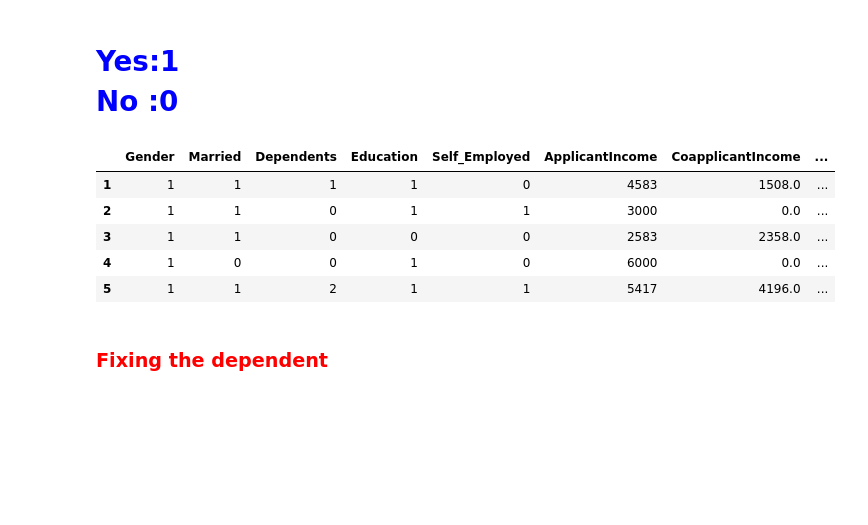
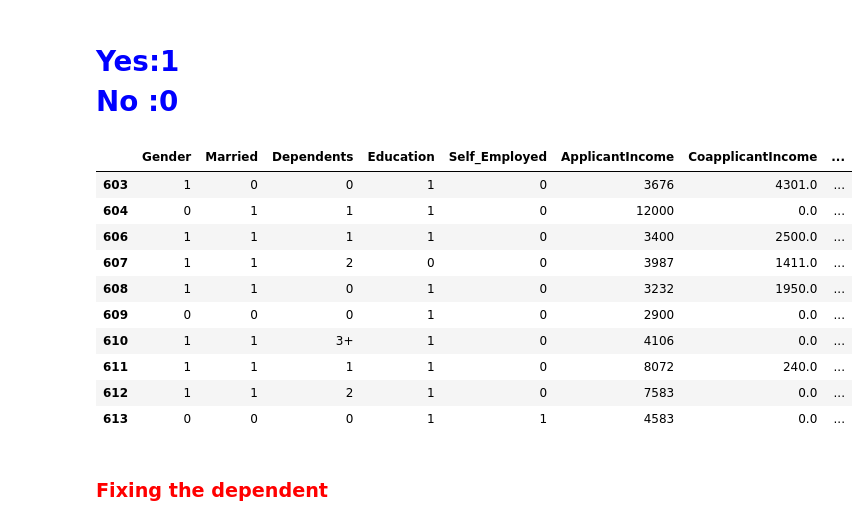
Before and after one commit to Bison619/ML_Practice_, a Jupyter notebook: Projects/Loan Status Prediction/Loan Status Prediction.ipynb, the cells around one changed output. Drawn from its saved outputs; the diff is of its cells as text; code cells hidden in the pictures; blank space fills up the shorter version.

```diff
--- a/Projects/Loan Status Prediction/Loan Status Prediction.ipynb
+++ b/Projects/Loan Status Prediction/Loan Status Prediction.ipynb
@@ -134,14 +135,19 @@ See the caveats in the documentation: https://pandas.pydata.org/pandas-docs/stab
 # %% [markdown]
 <h1 style = "color : Blue ;">Yes:1 <br> No :0</h1>
 # %%
-data1.head()
+data1.tail(10)
 # %% [output]
 |  | Gender | Married | Dependents | Education | Self_Employed | ApplicantIncome | CoapplicantIncome | ... |
-| 1 | 1 | 1 | 1 | 1 | 0 | 4583 | 1508.0 | ... |
-| 2 | 1 | 1 | 0 | 1 | 1 | 3000 | 0.0 | ... |
-| 3 | 1 | 1 | 0 | 0 | 0 | 2583 | 2358.0 | ... |
-| 4 | 1 | 0 | 0 | 1 | 0 | 6000 | 0.0 | ... |
-| 5 | 1 | 1 | 2 | 1 | 1 | 5417 | 4196.0 | ... |
+| 603 | 1 | 0 | 0 | 1 | 0 | 3676 | 4301.0 | ... |
+| 604 | 0 | 1 | 1 | 1 | 0 | 12000 | 0.0 | ... |
+| 606 | 1 | 1 | 1 | 1 | 0 | 3400 | 2500.0 | ... |
+| 607 | 1 | 1 | 2 | 0 | 0 | 3987 | 1411.0 | ... |
+| 608 | 1 | 1 | 0 | 1 | 0 | 3232 | 1950.0 | ... |
+| 609 | 0 | 0 | 0 | 1 | 0 | 2900 | 0.0 | ... |
+| 610 | 1 | 1 | 3+ | 1 | 0 | 4106 | 0.0 | ... |
+| 611 | 1 | 1 | 1 | 1 | 0 | 8072 | 240.0 | ... |
+| 612 | 1 | 1 | 2 | 1 | 0 | 7583 | 0.0 | ... |
+| 613 | 0 | 0 | 0 | 1 | 1 | 4583 | 0.0 | ... |
 # %% [markdown]
 <h3 style = "color : red ;">Fixing the dependent</h3>
 # %%
```
Also changed, not shown: parts of 10 cells of this notebook.
